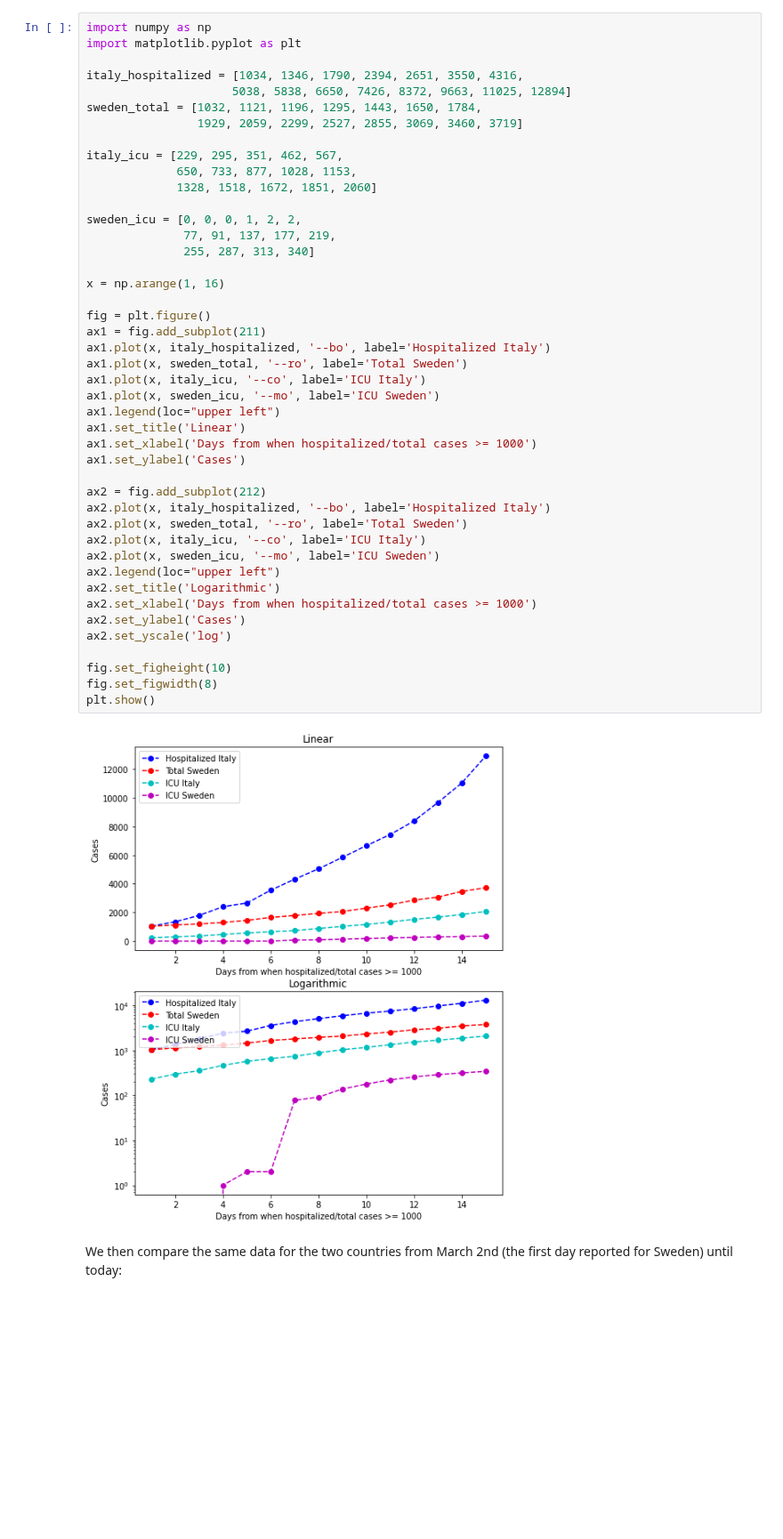
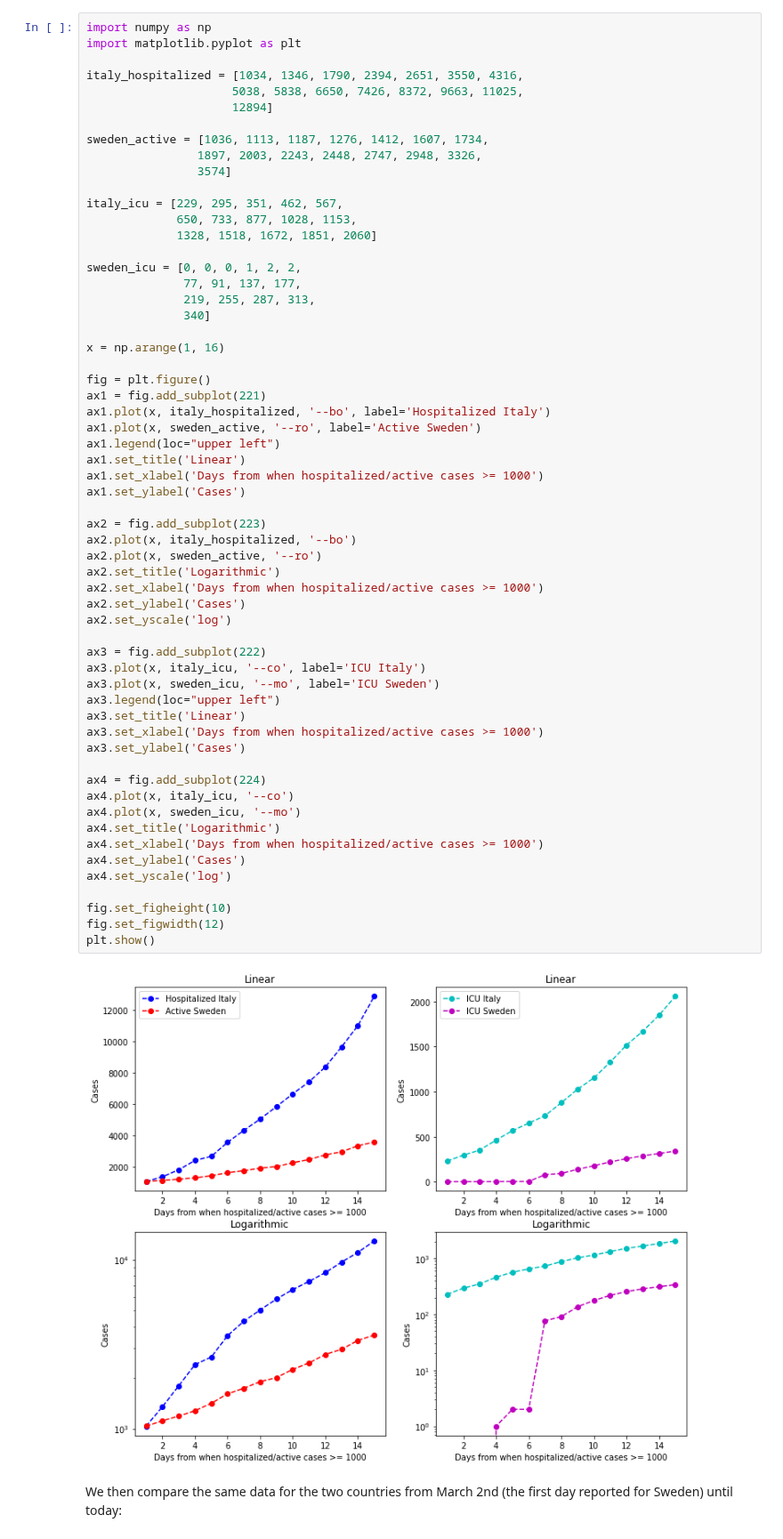
Before and after one commit to eera-l/Covid19-Sweden-Overview, a Jupyter notebook: c19-it-swe.ipynb, the cells around one changed output. Shown at 89% size. Saved outputs shown, nothing was run; the diff lists cells and outputs as text; blank space fills up the shorter version.

Commit message:
changed sweden total cases to active cases

```diff
--- a/c19-it-swe.ipynb
+++ b/c19-it-swe.ipynb
@@ -18,49 +18,64 @@ The graphs also show intensive care unit cases for the same time period (March 3
 # %%
 import numpy as np
 import matplotlib.pyplot as plt
 
 italy_hospitalized = [1034, 1346, 1790, 2394, 2651, 3550, 4316,
-                     5038, 5838, 6650, 7426, 8372, 9663, 11025, 12894]
-sweden_total = [1032, 1121, 1196, 1295, 1443, 1650, 1784,
-                1929, 2059, 2299, 2527, 2855, 3069, 3460, 3719]
+                     5038, 5838, 6650, 7426, 8372, 9663, 11025,
+                     12894]
+
+sweden_active = [1036, 1113, 1187, 1276, 1412, 1607, 1734,
+                1897, 2003, 2243, 2448, 2747, 2948, 3326,
+                3574]
 
 italy_icu = [229, 295, 351, 462, 567,
              650, 733, 877, 1028, 1153,
              1328, 1518, 1672, 1851, 2060]
 
 sweden_icu = [0, 0, 0, 1, 2, 2,
-              77, 91, 137, 177, 219,
-              255, 287, 313, 340]
+              77, 91, 137, 177,
+              219, 255, 287, 313,
+              340]
 
 x = np.arange(1, 16)
 
 fig = plt.figure()
-ax1 = fig.add_subplot(211)
+ax1 = fig.add_subplot(221)
 ax1.plot(x, italy_hospitalized, '--bo', label='Hospitalized Italy')
-ax1.plot(x, sweden_total, '--ro', label='Total Sweden')
-ax1.plot(x, italy_icu, '--co', label='ICU Italy')
-ax1.plot(x, sweden_icu, '--mo', label='ICU Sweden')
+ax1.plot(x, sweden_active, '--ro', label='Active Sweden')
 ax1.legend(loc="upper left")
 ax1.set_title('Linear')
-ax1.set_xlabel('Days from when hospitalized/total cases >= 1000')
+ax1.set_xlabel('Days from when hospitalized/active cases >= 1000')
 ax1.set_ylabel('Cases')
 
-ax2 = fig.add_subplot(212)
-ax2.plot(x, italy_hospitalized, '--bo', label='Hospitalized Italy')
-ax2.plot(x, sweden_total, '--ro', label='Total Sweden')
-ax2.plot(x, italy_icu, '--co', label='ICU Italy')
-ax2.plot(x, sweden_icu, '--mo', label='ICU Sweden')
-ax2.legend(loc="upper left")
+ax2 = fig.add_subplot(223)
+ax2.plot(x, italy_hospitalized, '--bo')
+ax2.plot(x, sweden_active, '--ro')
 ax2.set_title('Logarithmic')
-ax2.set_xlabel('Days from when hospitalized/total cases >= 1000')
+ax2.set_xlabel('Days from when hospitalized/active cases >= 1000')
 ax2.set_ylabel('Cases')
 ax2.set_yscale('log')
 
+ax3 = fig.add_subplot(222)
+ax3.plot(x, italy_icu, '--co', label='ICU Italy')
+ax3.plot(x, sweden_icu, '--mo', label='ICU Sweden')
+ax3.legend(loc="upper left")
+ax3.set_title('Linear')
+ax3.set_xlabel('Days from when hospitalized/active cases >= 1000')
+ax3.set_ylabel('Cases')
+
+ax4 = fig.add_subplot(224)
+ax4.plot(x, italy_icu, '--co')
+ax4.plot(x, sweden_icu, '--mo')
+ax4.set_title('Logarithmic')
+ax4.set_xlabel('Days from when hospitalized/active cases >= 1000')
+ax4.set_ylabel('Cases')
+ax4.set_yscale('log')
+
 fig.set_figheight(10)
-fig.set_figwidth(8)
+fig.set_figwidth(12)
 plt.show()
 # %% [output]
-[figure, old version]
+[figure, new version]
 # %% [markdown]
 We then compare the same data for the two countries from March 2nd (the first day reported for Sweden) until today:
 # %%
```
Also changed, not shown: parts of 4 cells of this notebook.
